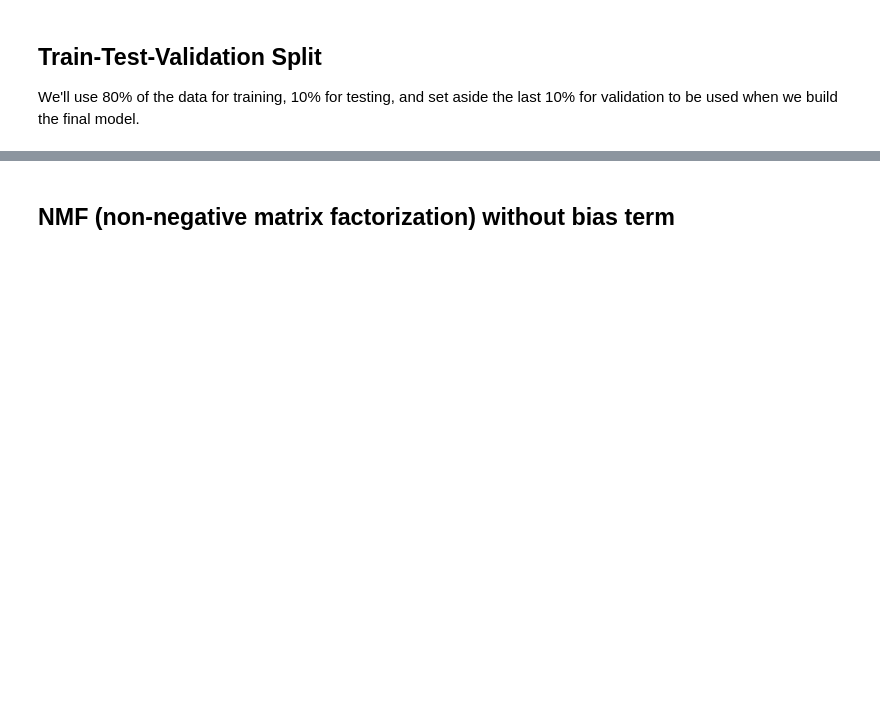
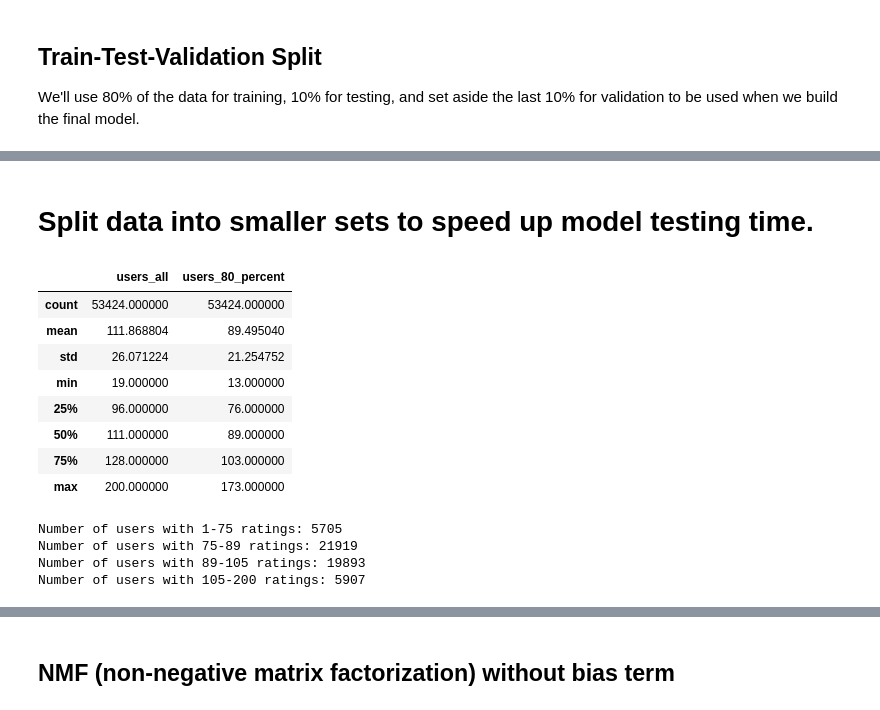
Before and after one commit to lwdee/Springboard, a Jupyter notebook: Book_Recommendations/Book_Recommender_Collaborative.ipynb, the cells around one changed output, grey strips where cells are left out. Cells and saved outputs as stored; diff of their text form; code cells hidden in the pictures; blank space fills up the shorter version.

```diff
--- a/Book_Recommendations/Book_Recommender_Collaborative.ipynb
+++ b/Book_Recommendations/Book_Recommender_Collaborative.ipynb
@@ -32,23 +80,23 @@ df_ratings.head(2)
 # %%
 # train-test split by randomly split on 'df_ratings' dataset (on user-book rating combination)
 idx = list(df_ratings.index)
-np.random.seed(42)
+np.random.seed(9)
 np.random.shuffle(idx) # shuffle the list of index
 
 # 80% trainset, 10% testset, 10% validation (valset)
 lower_threshold = int(0.8 * len(df_ratings))
 upper_threshold = int(0.9 * len(df_ratings))
-trainset = df_ratings.loc[idx[:lower_threshold]]
-testset = df_ratings.loc[idx[lower_threshold:upper_threshold]]
-valset = df_ratings.loc[idx[upper_threshold:]]
+all_trainset = df_ratings.loc[idx[:lower_threshold]]
+all_testset = df_ratings.loc[idx[lower_threshold:upper_threshold]]
+all_valset = df_ratings.loc[idx[upper_threshold:]]
 
 print("# of users in total:" , df_ratings.user_id.nunique())
-print("# of users in the training set: ", trainset.user_id.nunique())
+print("# of users in the training set: ", all_trainset.user_id.nunique())
 print("# of books in total:" , df_ratings.book_id.nunique())
-print("# of books in the training set: ", trainset.book_id.nunique())
-print("% of books in the training, testing and validation set: ",
-      len(trainset)/len(df_ratings), len(testset)/len(df_ratings),
-      len(valset)/len(df_ratings))
+print("# of books in the training set: ", all_trainset.book_id.nunique())
+print("% of books in the training, testing and validation sets: ",
+      round(len(all_trainset)/len(df_ratings)), round(len(all_testset)/len(df_ratings)),
+      round(len(all_valset)/len(df_ratings)))
 # %% [output]
 # of users in total: 53424
 # of users in the training set:  53424
@@ -78,0 +156,38 @@ testing = data_test.construct_testset(data_test.raw_ratings)
+# %% [markdown]
+# Split data into smaller sets to speed up model testing time.
+# %%
+#Examine User rating stats. To be used later.
+user_stats_all = df_ratings.groupby('user_id')['rating'].agg(['mean', 'count', 'var'])
+user_stats_80 = all_trainset.groupby('user_id')['rating'].agg(['mean', 'count', 'var'])
+all_v_80_user_stats= pd.concat([user_stats_all['count'].describe(),
+                                  user_stats_80['count'].describe()], axis=1,)
+all_v_80_user_stats.columns=['users_all', 'users_80_percent']
+all_v_80_user_stats
+# %% [output]
+|  | users_all | users_80_percent |
+| count | 53424.000000 | 53424.000000 |
+| mean | 111.868804 | 89.495040 |
+| std | 26.071224 | 21.254752 |
+| min | 19.000000 | 13.000000 |
+| 25% | 96.000000 | 76.000000 |
+| 50% | 111.000000 | 89.000000 |
+| 75% | 128.000000 | 103.000000 |
+| max | 200.000000 | 173.000000 |
+# %%
+# Create groups of users based on number of books rated (low, med, high, very high)
+low_vol_users = user_stats_80[user_stats_80['count'] <= 65]
+med_vol_users = user_stats_80[(user_stats_80['count'] > 65) &
+                              (user_stats_80['count'] <= 89)]
+high_vol_users = user_stats_80[(user_stats_80['count'] > 89) &
+                               (user_stats_80['count'] <= 115)]
+v_high_vol_users = user_stats_80[user_stats_80['count'] > 115]
+
+print('Number of users with 1-75 ratings:', len(low_vol_users))
+print('Number of users with 75-89 ratings:', len(med_vol_users))
+print('Number of users with 89-105 ratings:', len(high_vol_users))
+print('Number of users with 105-200 ratings:', len(v_high_vol_users))
+# %% [output]
+Number of users with 1-75 ratings: 5705
+Number of users with 75-89 ratings: 21919
+Number of users with 89-105 ratings: 19893
+Number of users with 105-200 ratings: 5907
```
Also changed, not shown: parts of 65 cells of this notebook, 2 other files.
